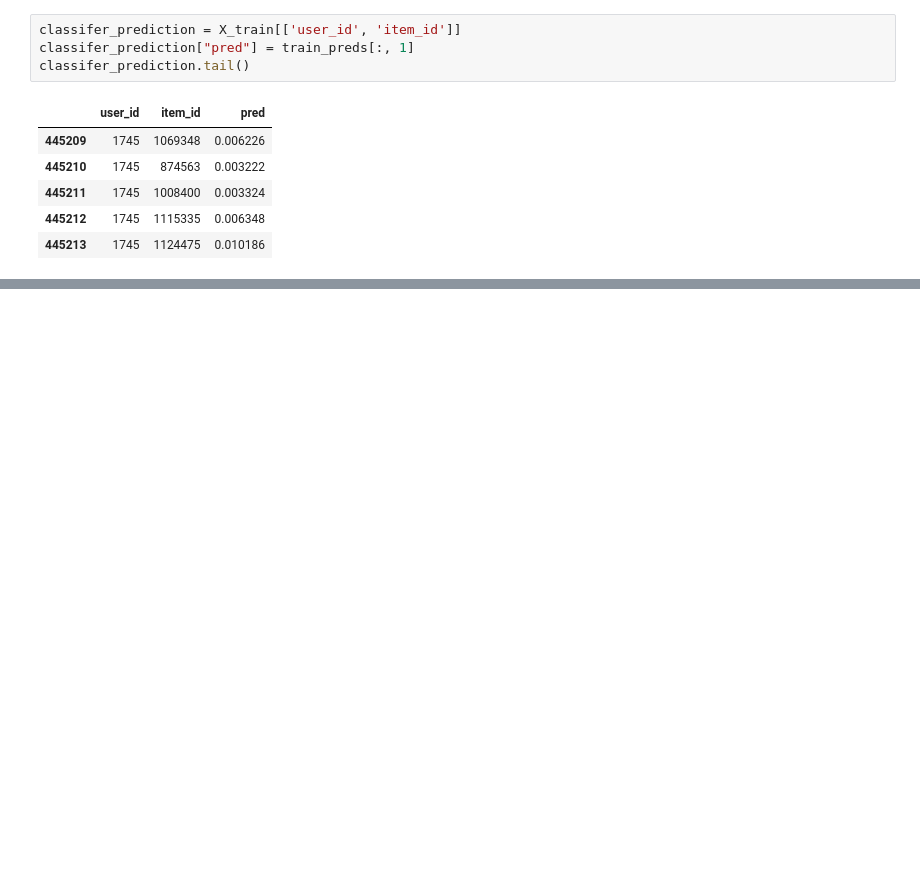
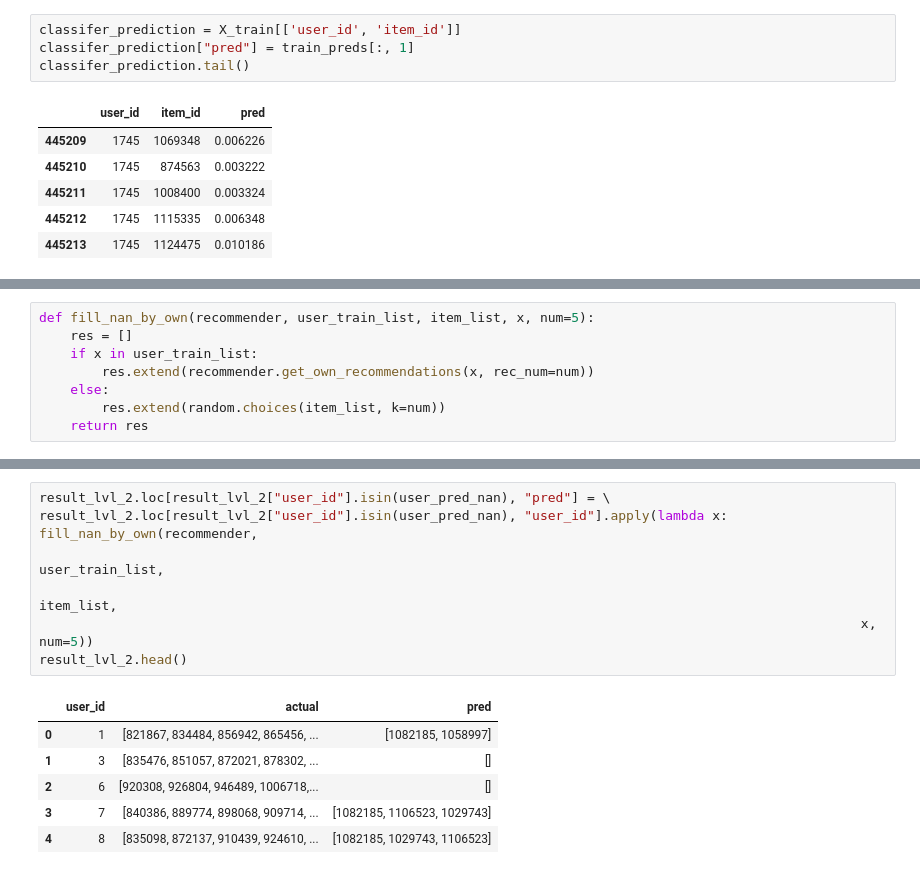
Before and after one commit to VitalyGladyshev/gb_rec_sys, a Jupyter notebook: coursework/cw_rec_sys_glvv.ipynb, the cells around one changed output, grey strips where cells are left out. Cells and saved outputs as stored; diff of their text form; blank space fills up the shorter version.

```diff
--- a/coursework/cw_rec_sys_glvv.ipynb
+++ b/coursework/cw_rec_sys_glvv.ipynb
@@ -379,0 +406,8 @@ classifer_prediction.tail()
+# %%
+def fill_nan_by_own(recommender, user_train_list, item_list, x, num=5):
+    res = []
+    if x in user_train_list:
+        res.extend(recommender.get_own_recommendations(x, rec_num=num))
+    else:
+        res.extend(random.choices(item_list, k=num))
+    return res
@@ -379,0 +419,14 @@ classifer_prediction.tail()
+# %%
+result_lvl_2.loc[result_lvl_2["user_id"].isin(user_pred_nan), "pred"] = \
+result_lvl_2.loc[result_lvl_2["user_id"].isin(user_pred_nan), "user_id"].apply(lambda x: fill_nan_by_own(recommender,
+                                                                                                         user_train_list,
+                                                                                                         item_list,
+                                                                                                         x, num=5))
+result_lvl_2.head()
+# %% [output]
+|  | user_id | actual | pred |
+| 0 | 1 | [821867, 834484, 856942, 865456, ... | [1082185, 1058997] |
+| 1 | 3 | [835476, 851057, 872021, 878302, ... | [] |
+| 2 | 6 | [920308, 926804, 946489, 1006718,... | [] |
+| 3 | 7 | [840386, 889774, 898068, 909714, ... | [1082185, 1106523, 1029743] |
+| 4 | 8 | [835098, 872137, 910439, 924610, ... | [1082185, 1029743, 1106523] |
```
Also changed, not shown: parts of 20 cells of this notebook.
